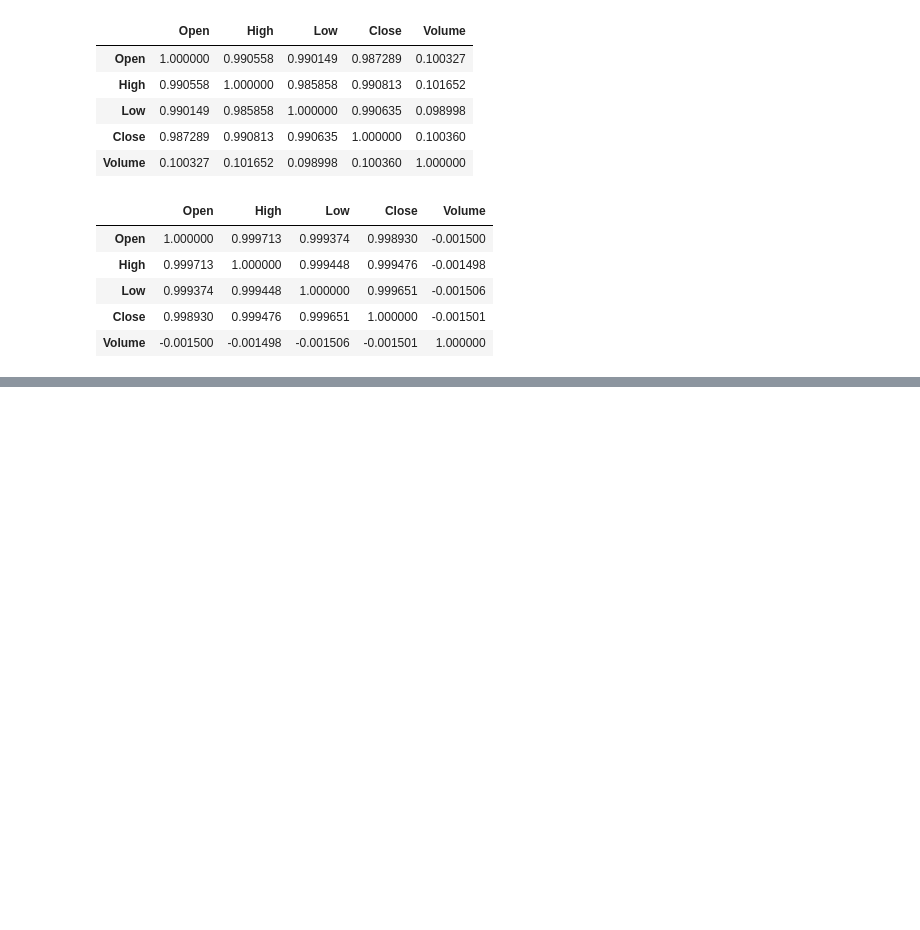
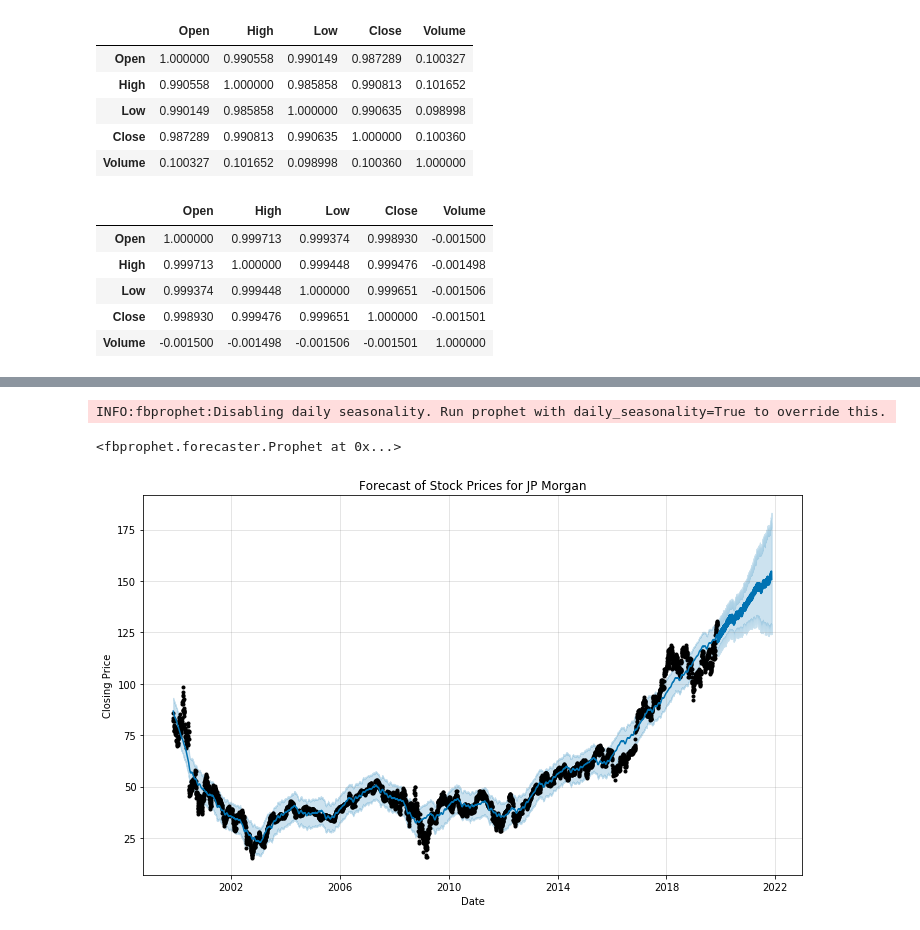
Before and after one commit to SeanCi/Capstone, a Jupyter notebook: Capstone Model at Scale.ipynb, the cells around one changed output, grey strips where cells are left out. Drawn from its saved outputs; the diff is of its cells as text; code cells hidden in the pictures; blank space fills up the shorter version.

Commit message:
FBProphet forecast added

```diff
--- a/Capstone Model at Scale.ipynb
+++ b/Capstone Model at Scale.ipynb
@@ -216,0 +233,17 @@ explained_variance_score(df2.close.values[list(matches.keys())[0]:list(matches.k
+# %%
+prophet_model = fbprophet.Prophet(changepoint_prior_scale=0.15)
+# %%
+prophet_model.fit(prophet_df)
+# %% [output]
+INFO:fbprophet:Disabling daily seasonality. Run prophet with daily_seasonality=True to override this.
+<fbprophet.forecaster.Prophet at 0x...>
+# %%
+prophet_forecast = prophet_model.make_future_dataframe(periods=365 * 2, freq='D')
+# %%
+# Make predictions
+prophet_forecast = prophet_model.predict(prophet_forecast)
+# %%
+prophet_model.plot(prophet_forecast, xlabel = 'Date', ylabel = 'Closing Price')
+plt.title('Forecast of Stock Prices for JP Morgan');
+# %% [output]
+[figure, added]
```
Also changed, not shown: parts of 19 cells of this notebook.
